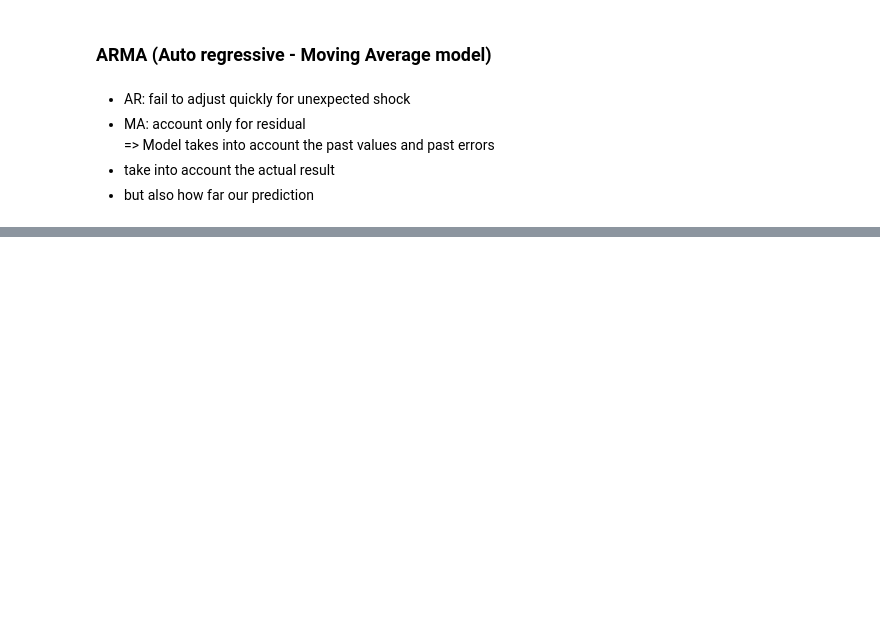
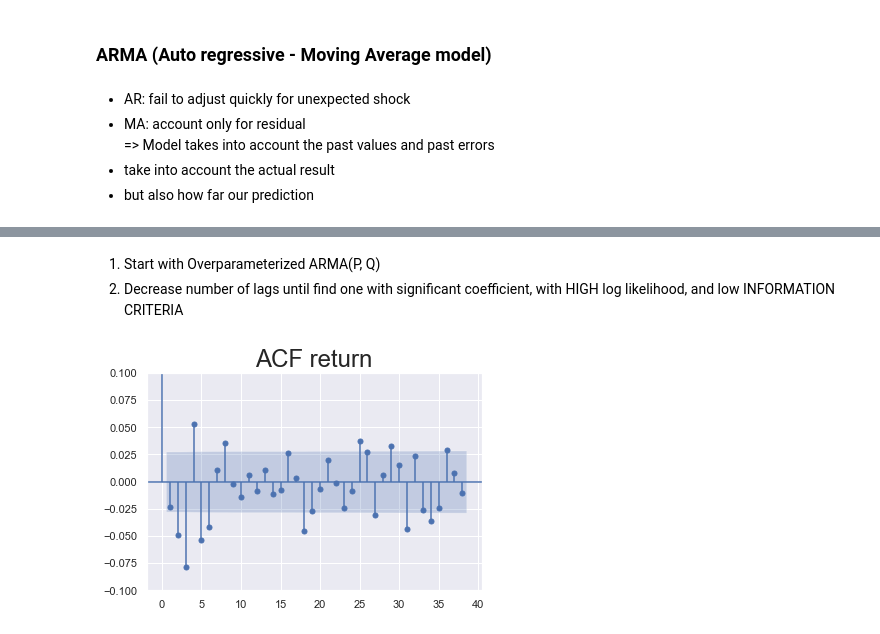
Before and after one commit to tnguyen7s/DataScience365-Notebooks, a Jupyter notebook: time series.ipynb, the cells around one changed output, grey strips where cells are left out. Saved outputs shown, nothing was run; the diff lists cells and outputs as text; code cells hidden in the pictures; blank space fills up the shorter version.

```diff
--- a/time series.ipynb
+++ b/time series.ipynb
@@ -1573,0 +1622,10 @@ Warnings:
+# %% [markdown]
+1. Start with Overparameterized ARMA(P, Q)
+2. Decrease number of lags until find one with significant coefficient, with HIGH log likelihood, and low INFORMATION CRITERIA
+# %%
+sgt.plot_acf(df['return'][1:],zero=1)
+plt.title('ACF return', size=24)
+plt.ylim(-0.1, 0.1)
+plt.show()
+# %% [output]
+[figure, added]
```
Also changed, not shown: parts of 196 cells of this notebook.
